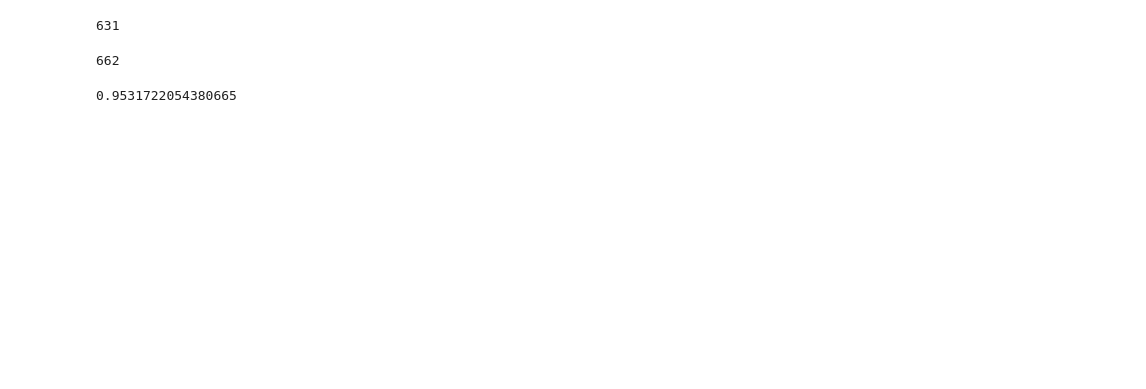
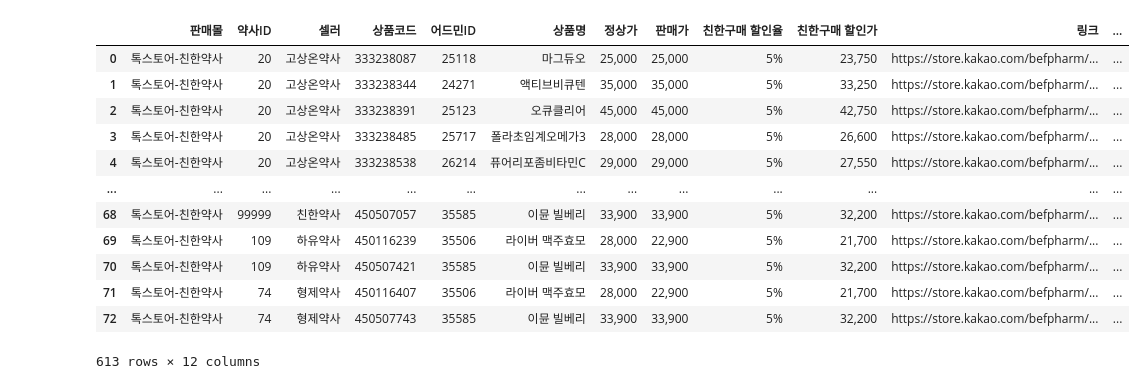
Before and after one commit to SeanYu34/Jupyter_Sean, a Jupyter notebook: Untitled2.ipynb, the cells around one changed output. Saved outputs shown, nothing was run; the diff lists cells and outputs as text; code cells hidden in the pictures; blank space fills up the shorter version.

```diff
--- a/Untitled2.ipynb
+++ b/Untitled2.ipynb
@@ -1,8 +1,8 @@
 # %%
 import pandas as pd
+import numpy as np
 from datetime import datetime
 
-pb_df = pd.read_csv('/Users/seanyu_mac/Downloads/public_pb_user_export_2025-02-27_095829.csv')
-auth_df = pd.read_csv('/Users/seanyu_mac/Downloads/public_pb_user_auth_info_export_2025-02-27_100459.csv')
-
-merged_df = pb_df.merge(auth_df, left_on='id', right_on='user_id', how='inner')
+ydy_df = pd.read_csv('/Users/seanyu_mac/Downloads/[친한구매]약사별 판매링크 관리_친한스토어 업데이트_250305 - PB제품_YDY뉴트리션.csv')
+pyto_df = pd.read_csv('/Users/seanyu_mac/Downloads/[친한구매]약사별 판매링크 관리_친한스토어 업데이트_250305 - PB제품_파이토알엑스.csv')
+fs_df = pd.read_csv('/Users/seanyu_mac/Downloads/친한스토어_상품리스트_250305 - 시트1.csv')
@@ -37,4 +8,0 @@ df = df[con1 & con2]
-# %%
-len(df['id'].unique())
-# %% [output]
-631
@@ -43,12 +9,25 @@ df = pd.read_csv('/Users/seanyu_mac/Downloads/public_pb_user_auth_info_export_20
-# %%
-df['created_at'] = pd.to_datetime(df['created_at'], format='mixed')
-con1 = df['created_at'] >= datetime(2025, 2, 17)
-con2 = df['created_at'] < datetime(2025, 2, 24)
-df = df[con1 & con2]
-len(df['id'].unique())
-# %% [output]
-662
-# %%
-631/662
-# %% [output]
-0.9531722054380665
+# %%
+ydy_df.columns = ydy_df.loc[0]
+ydy_df = ydy_df.drop(0)
+ydy_df.reset_index(drop=True, inplace=True)
+
+pyto_df.columns = pyto_df.loc[0]
+pyto_df = pyto_df.drop(0)
+pyto_df.reset_index(drop=True, inplace=True)
+# %%
+kakao_df = pd.concat([ydy_df, pyto_df])
+kakao_df
+# %% [output]
+|  | 판매몰 | 약사ID | 셀러 | 상품코드 | 어드민ID | 상품명 | 정상가 | 판매가 | 친한구매 할인율 | 친한구매 할인가 | 링크 | ... |
+| 0 | 톡스토어-친한약사 | 20 | 고상온약사 | 333238087 | 25118 | 마그듀오 | 25,000 | 25,000 | 5% | 23,750 | https://store.kakao.com/befpharm/... | ... |
+| 1 | 톡스토어-친한약사 | 20 | 고상온약사 | 333238344 | 24271 | 액티브비큐텐 | 35,000 | 35,000 | 5% | 33,250 | https://store.kakao.com/befpharm/... | ... |
+| 2 | 톡스토어-친한약사 | 20 | 고상온약사 | 333238391 | 25123 | 오큐클리어 | 45,000 | 45,000 | 5% | 42,750 | https://store.kakao.com/befpharm/... | ... |
+| 3 | 톡스토어-친한약사 | 20 | 고상온약사 | 333238485 | 25717 | 폴라초임계오메가3 | 28,000 | 28,000 | 5% | 26,600 | https://store.kakao.com/befpharm/... | ... |
+| 4 | 톡스토어-친한약사 | 20 | 고상온약사 | 333238538 | 26214 | 퓨어리포좀비타민C | 29,000 | 29,000 | 5% | 27,550 | https://store.kakao.com/befpharm/... | ... |
+| ... | ... | ... | ... | ... | ... | ... | ... | ... | ... | ... | ... | ... |
+| 68 | 톡스토어-친한약사 | 99999 | 친한약사 | 450507057 | 35585 | 이뮨 빌베리 | 33,900 | 33,900 | 5% | 32,200 | https://store.kakao.com/befpharm/... | ... |
+| 69 | 톡스토어-친한약사 | 109 | 하유약사 | 450116239 | 35506 | 라이버 맥주효모 | 28,000 | 22,900 | 5% | 21,700 | https://store.kakao.com/befpharm/... | ... |
+| 70 | 톡스토어-친한약사 | 109 | 하유약사 | 450507421 | 35585 | 이뮨 빌베리 | 33,900 | 33,900 | 5% | 32,200 | https://store.kakao.com/befpharm/... | ... |
+| 71 | 톡스토어-친한약사 | 74 | 형제약사 | 450116407 | 35506 | 라이버 맥주효모 | 28,000 | 22,900 | 5% | 21,700 | https://store.kakao.com/befpharm/... | ... |
+| 72 | 톡스토어-친한약사 | 74 | 형제약사 | 450507743 | 35585 | 이뮨 빌베리 | 33,900 | 33,900 | 5% | 32,200 | https://store.kakao.com/befpharm/... | ... |
+613 rows × 12 columns
```
Also changed, not shown: parts of 13 cells of this notebook, 3 other files.
